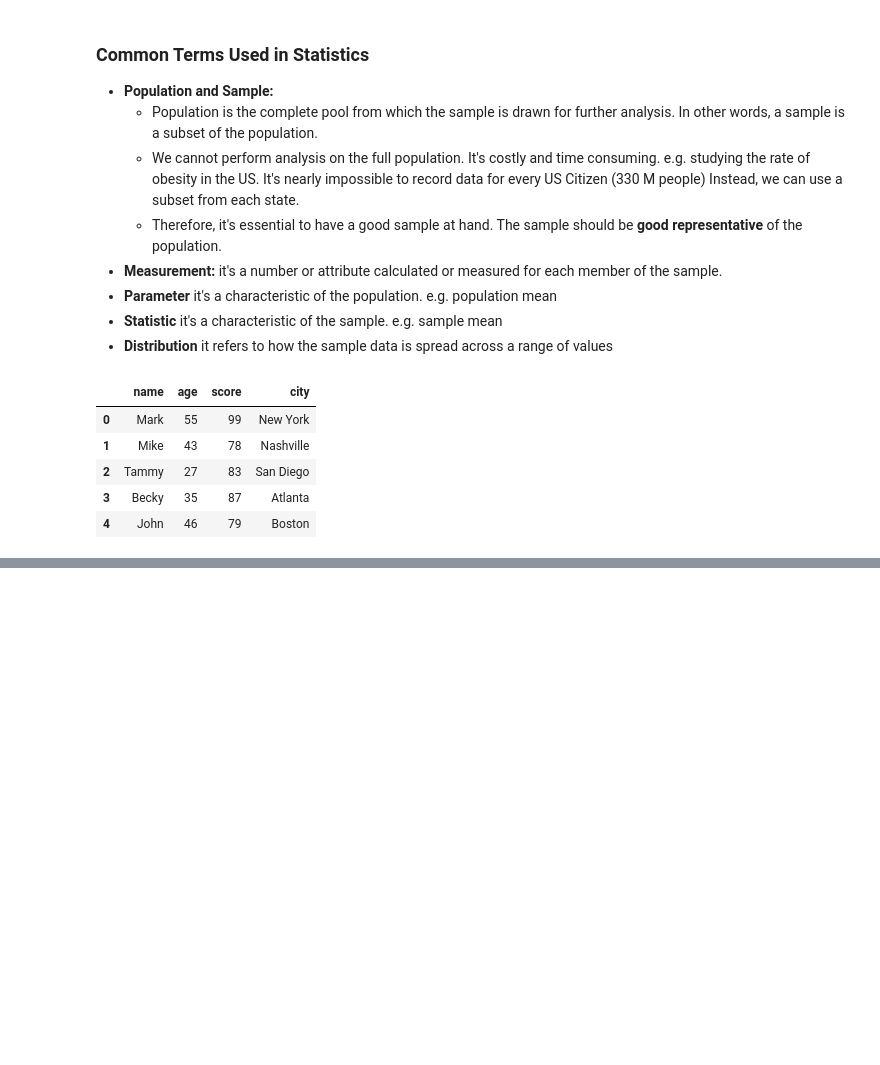
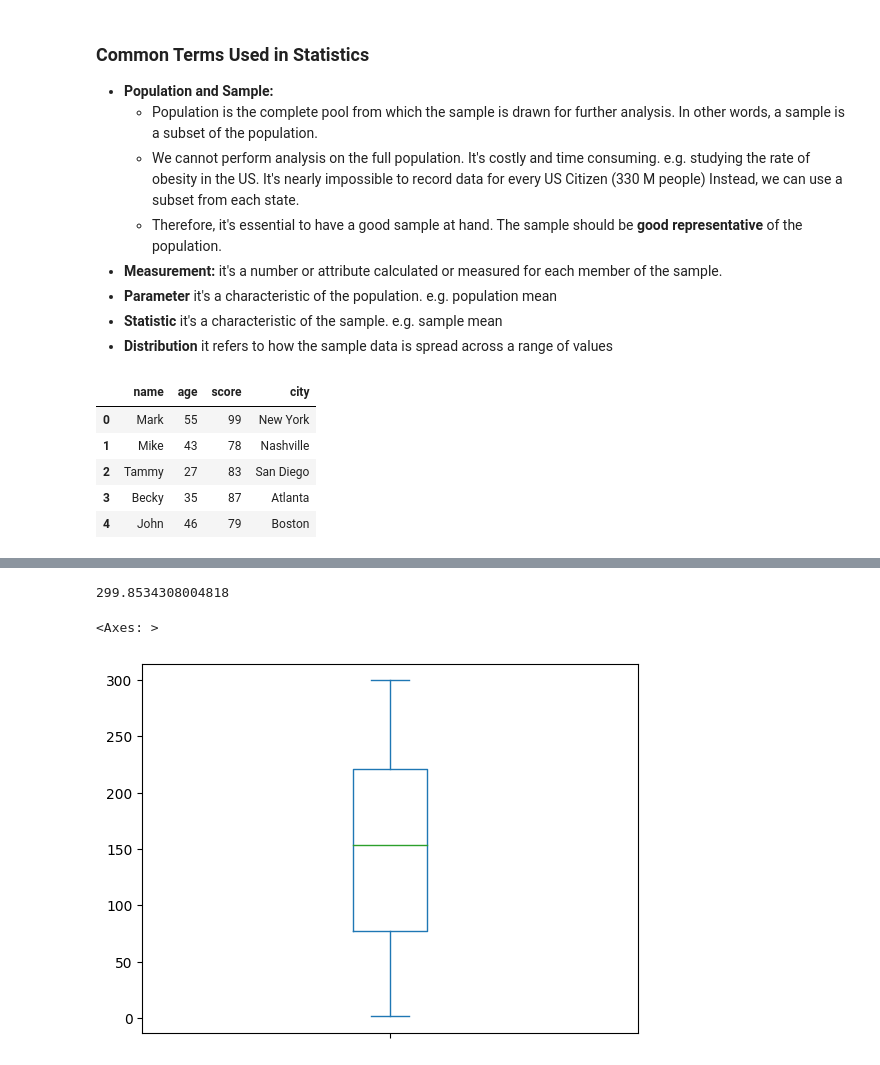
Before and after one commit to BasselD/ai-ml-training, a Jupyter notebook: 01_foundation/statistics/statistics_fundamentals.ipynb, the cells around one changed output, grey strips where cells are left out. Saved outputs shown, nothing was run; the diff lists cells and outputs as text; code cells hidden in the pictures; blank space fills up the shorter version.

```diff
--- a/01_foundation/statistics/statistics_fundamentals.ipynb
+++ b/01_foundation/statistics/statistics_fundamentals.ipynb
@@ -65,0 +272,3 @@ df
+# %%
+arr = np.random.uniform(1,300, 1000)
+arr
@@ -65,0 +293,9 @@ df
+# %%
+arr.max()
+# %% [output]
+299.8534308004818
+# %%
+pd.Series(arr).plot.box()
+# %% [output]
+<Axes: >
+[figure, added]
```
Also changed, not shown: parts of 67 cells of this notebook.
